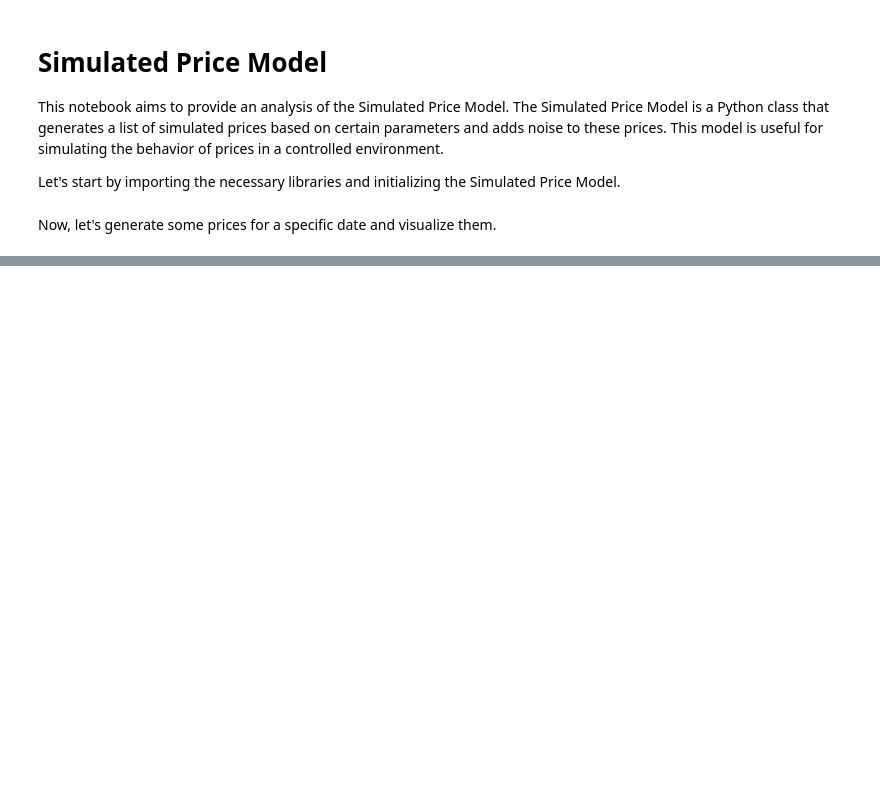
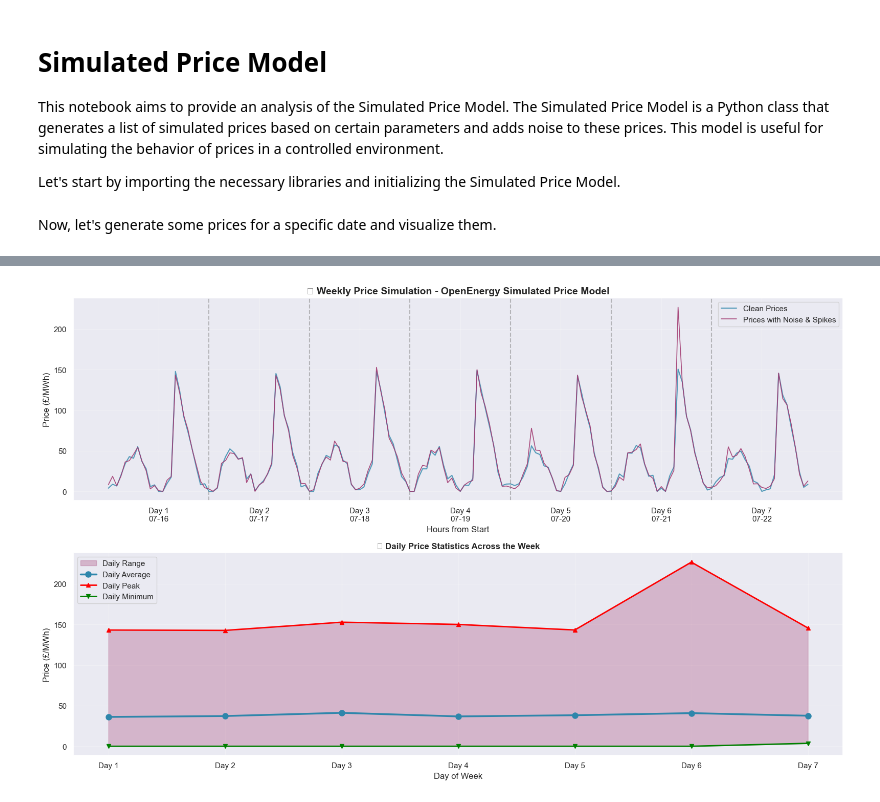
Before and after one commit to koulakhilesh/OpenEnergy, a Jupyter notebook: notebooks/price_models/simulated_price.ipynb, the cells around one changed output, grey strips where cells are left out. Cells and saved outputs as stored; diff of their text form; code cells hidden in the pictures; blank space fills up the shorter version.

```diff
--- a/notebooks/price_models/simulated_price.ipynb
+++ b/notebooks/price_models/simulated_price.ipynb
@@ -44,0 +182,99 @@ plt.show()
+# %%
+# 📅 Multi-Day Price Simulation
+import numpy as np
+import pandas as pd
+from datetime import timedelta
+
+print("🗓️ Generating Week-Long Price Simulation...")
+
+# Generate prices for a full week
+num_days = 7
+all_clean_prices = []
+all_noisy_prices = []
+dates = []
+
+base_date = datetime.date.today()
+
+for day_offset in range(num_days):
+    current_date = base_date + timedelta(days=day_offset)
+    dates.append(current_date)
+
+    # Generate daily prices
+    daily_clean, daily_noisy = model.get_prices(current_date)
+    all_clean_prices.extend(daily_clean)
+    all_noisy_prices.extend(daily_noisy)
+
+    print(f"   📈 Day {day_offset + 1} ({current_date}): Avg Price = {np.mean(daily_noisy):.2f} £/MWh")
+
+# Create time axis for plotting
+hours_total = len(all_clean_prices)
+time_axis = range(hours_total)
+
+# Weekly price visualization
+plt.figure(figsize=(16, 10))
+
+# Main price plot
+plt.subplot(2, 1, 1)
+plt.plot(time_axis, all_clean_prices, label='Clean Prices', linewidth=1.5, color='#2E86AB', alpha=0.8)
+plt.plot(time_axis, all_noisy_prices, label='Prices with Noise & Spikes', linewidth=1.2, color='#A23B72', alpha=0.9)
+
+# Add vertical lines to separate days
+for day in range(1, num_days):
+    plt.axvline(x=day*24, color='gray', linestyle='--', alpha=0.5)
+
+plt.title('📊 Weekly Price Simulation - OpenEnergy Simulated Price Model', fontweight='bold', fontsize=14)
+plt.xlabel('Hours from Start')
+plt.ylabel('Price (£/MWh)')
+plt.legend()
+plt.grid(True, alpha=0.3)
+
+# Add day labels
+day_centers = [(i*24 + 12) for i in range(num_days)]
+day_labels = [f'Day {i+1}\n{dates[i].strftime("%m-%d")}' for i in range(num_days)]
+plt.xticks(day_centers, day_labels)
+
+# Daily statistics plot
+plt.subplot(2, 1, 2)
+daily_means = [np.mean(all_noisy_prices[i*24:(i+1)*24]) for i in range(num_days)]
+daily_peaks = [np.max(all_noisy_prices[i*24:(i+1)*24]) for i in range(num_days)]
+daily_mins = [np.min(all_noisy_prices[i*24:(i+1)*24]) for i in range(num_days)]
+
+x_days = range(1, num_days + 1)
+plt.fill_between(x_days, daily_mins, daily_peaks, alpha=0.3, color='#A23B72', label='Daily Range')
+plt.plot(x_days, daily_means, marker='o', linewidth=2.5, color='#2E86AB', markersize=8, label='Daily Average')
+plt.plot(x_days, daily_peaks, marker='^', linewidth=2, color='red', markersize=6, label='Daily Peak')
+plt.plot(x_days, daily_mins, marker='v', linewidth=2, color='green', markersize=6, label='Daily Minimum')
+
+plt.title('📈 Daily Price Statistics Across the Week', fontweight='bold')
+plt.xlabel('Day of Week')
+plt.ylabel('Price (£/MWh)')
+plt.legend()
+plt.grid(True, alpha=0.3)
+plt.xticks(x_days, [f'Day {i}' for i in x_days])
+
+plt.tight_layout()
+plt.savefig(os.path.join(IMAGE_SAVING_LOCATION, 'weekly_price_simulation.png'), dpi=300, bbox_inches='tight')
+plt.show()
+
+# Weekly statistics
+print(f"\n" + "="*70)
+print("📊 WEEKLY PRICE SIMULATION STATISTICS")
+print("="*70)
+print(f"📅 Period: {dates[0]} to {dates[-1]}")
+print(f"⏰ Total Hours: {hours_total}")
+print(f"💰 Week Average: {np.mean(all_noisy_prices):.2f} £/MWh")
+print(f"🔥 Week Peak: {np.max(all_noisy_prices):.2f} £/MWh")
+print(f"💤 Week Minimum: {np.min(all_noisy_prices):.2f} £/MWh")
+print(f"📈 Week Volatility: {np.std(all_noisy_prices):.2f} £/MWh")
+print(f"📊 Price Range: {np.max(all_noisy_prices) - np.min(all_noisy_prices):.2f} £/MWh")
+
+print(f"\n📈 Daily Averages:")
+for i, (date, avg_price) in enumerate(zip(dates, daily_means)):
+    print(f"   Day {i+1} ({date}): {avg_price:.2f} £/MWh")
+
+print(f"\n🎯 Model demonstrates realistic multi-day price generation suitable for:")
+print(f"   • Energy trading strategy development and backtesting")
+print(f"   • Risk assessment across multiple market scenarios")
+print(f"   • Battery storage optimization algorithm testing")
+print(f"   • Portfolio performance evaluation under various conditions")
+# %% [output]
@@ -44,0 +289 @@ plt.show()
+[figure, added]
```
Also changed, not shown: parts of 6 cells of this notebook, 9 other files.
